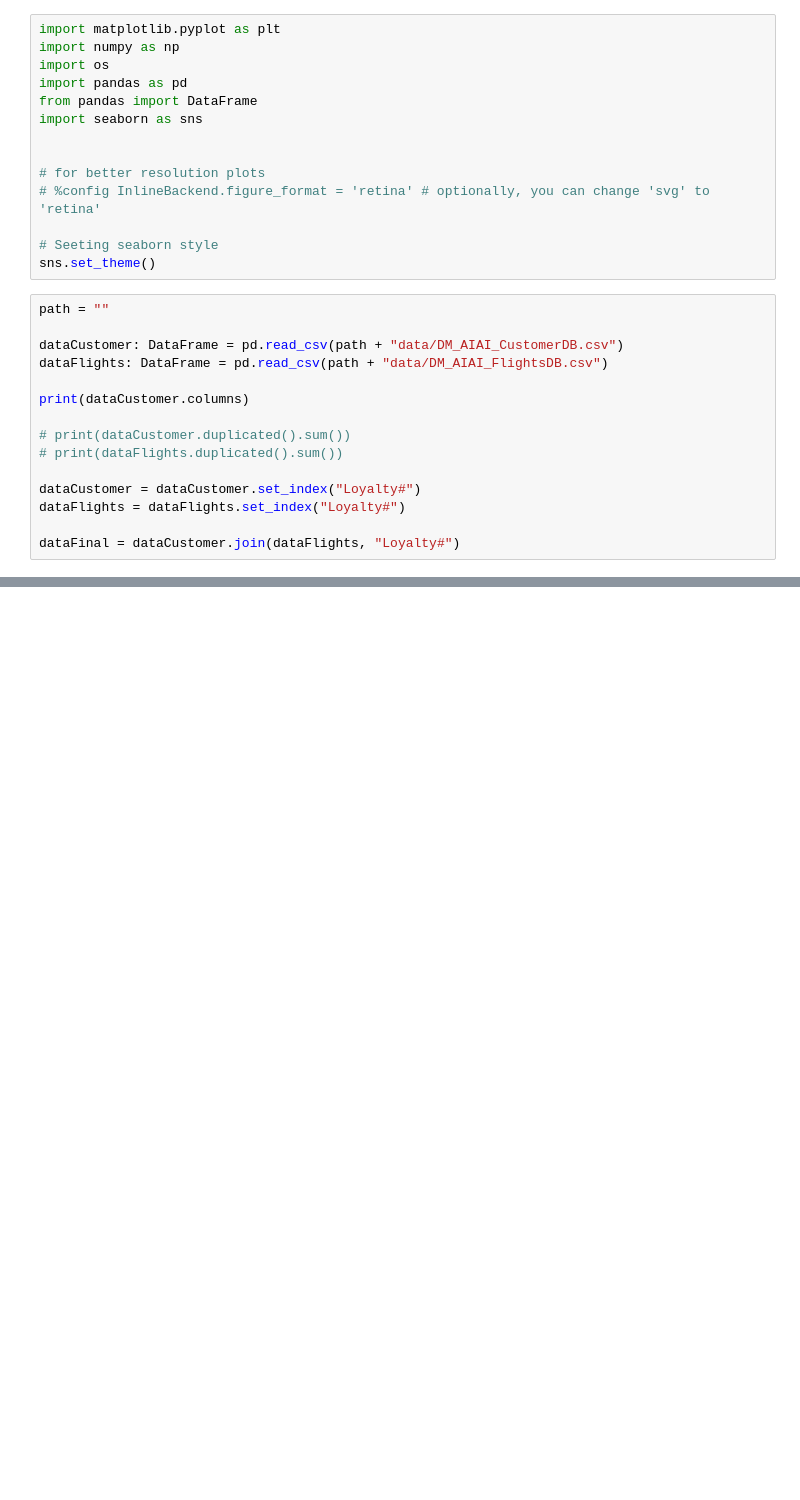
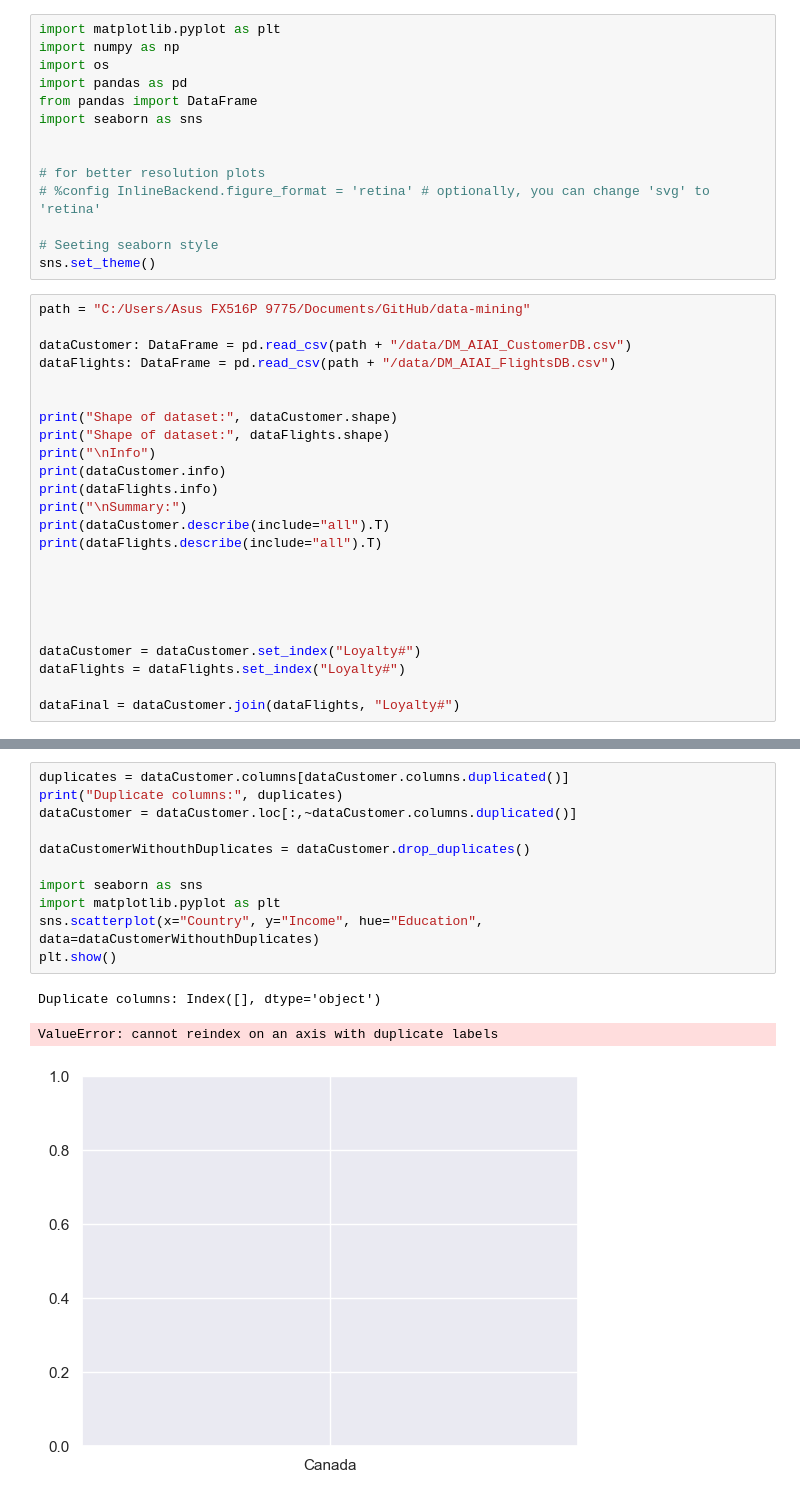
Before and after one commit to lCarvas/data-mining, a Jupyter notebook: src/GroupXX_EDA_Code.ipynb, the cells around one changed output, grey strips where cells are left out. Drawn from its saved outputs; the diff is of its cells as text; blank space fills up the shorter version.

Commit message:
Some basic info

```diff
--- a/src/GroupXX_EDA_Code.ipynb
+++ b/src/GroupXX_EDA_Code.ipynb
@@ -13,15 +13,24 @@ import seaborn as sns
 # Seeting seaborn style
 sns.set_theme()
 # %%
-path = ""
+path = "C:/Users/Asus FX516P 9775/Documents/GitHub/data-mining"
 
-dataCustomer: DataFrame = pd.read_csv(path + "data/DM_AIAI_CustomerDB.csv")
-dataFlights: DataFrame = pd.read_csv(path + "data/DM_AIAI_FlightsDB.csv")
+dataCustomer: DataFrame = pd.read_csv(path + "/data/DM_AIAI_CustomerDB.csv")
+dataFlights: DataFrame = pd.read_csv(path + "/data/DM_AIAI_FlightsDB.csv")
 
-print(dataCustomer.columns)
 
-# print(dataCustomer.duplicated().sum())
-# print(dataFlights.duplicated().sum())
+print("Shape of dataset:", dataCustomer.shape)
+print("Shape of dataset:", dataFlights.shape)
+print("\nInfo")
+print(dataCustomer.info)
+print(dataFlights.info)
+print("\nSummary:")
+print(dataCustomer.describe(include="all").T)
+print(dataFlights.describe(include="all").T)
+
+
+
+
 
 dataCustomer = dataCustomer.set_index("Loyalty#")
 dataFlights = dataFlights.set_index("Loyalty#")
@@ -38,0 +154,15 @@ Index(['Unnamed: 0', 'LoyaltyNum', 'First Name', 'Last Name', 'Customer Name',
+# %%
+duplicates = dataCustomer.columns[dataCustomer.columns.duplicated()]
+print("Duplicate columns:", duplicates)
+dataCustomer = dataCustomer.loc[:,~dataCustomer.columns.duplicated()]
+
+dataCustomerWithouthDuplicates = dataCustomer.drop_duplicates()
+
+import seaborn as sns
+import matplotlib.pyplot as plt
+sns.scatterplot(x="Country", y="Income", hue="Education", data=dataCustomerWithouthDuplicates)
+plt.show()
+# %% [output]
+Duplicate columns: Index([], dtype='object')
+ValueError: cannot reindex on an axis with duplicate labels
+[figure, added]
```
Also changed, not shown: parts of 5 cells of this notebook, 3 other files.
